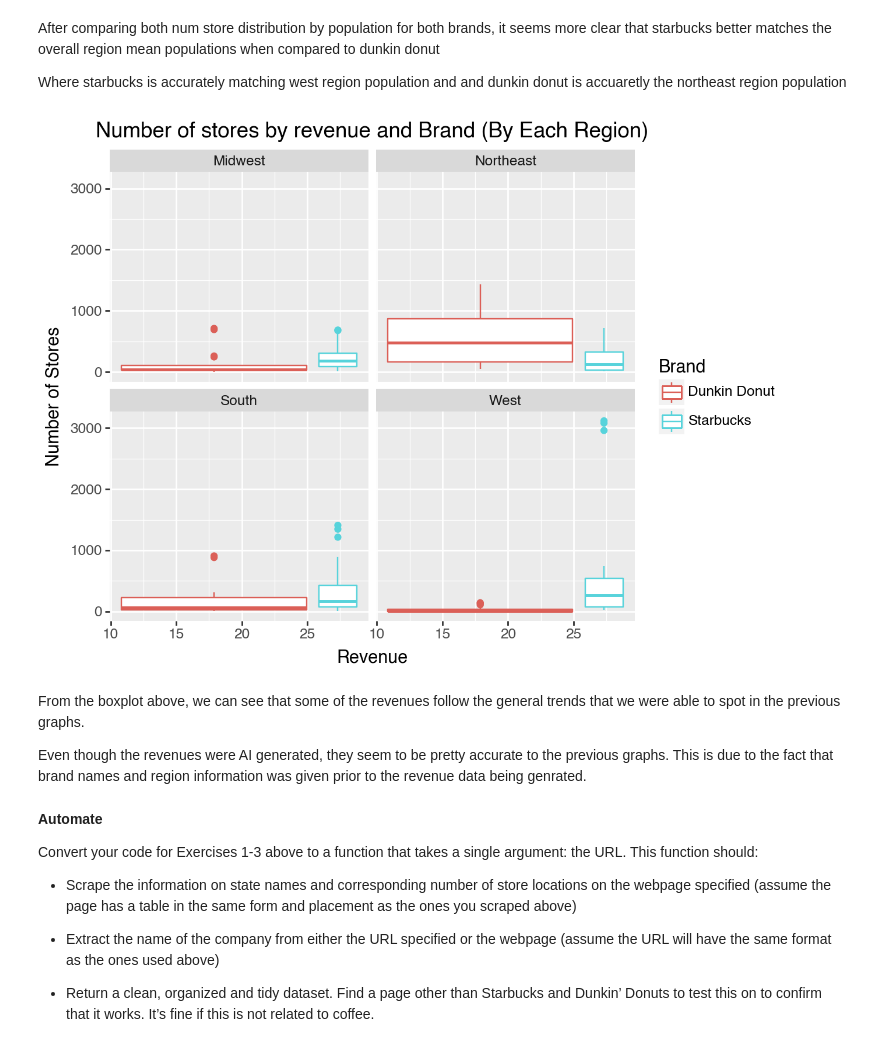
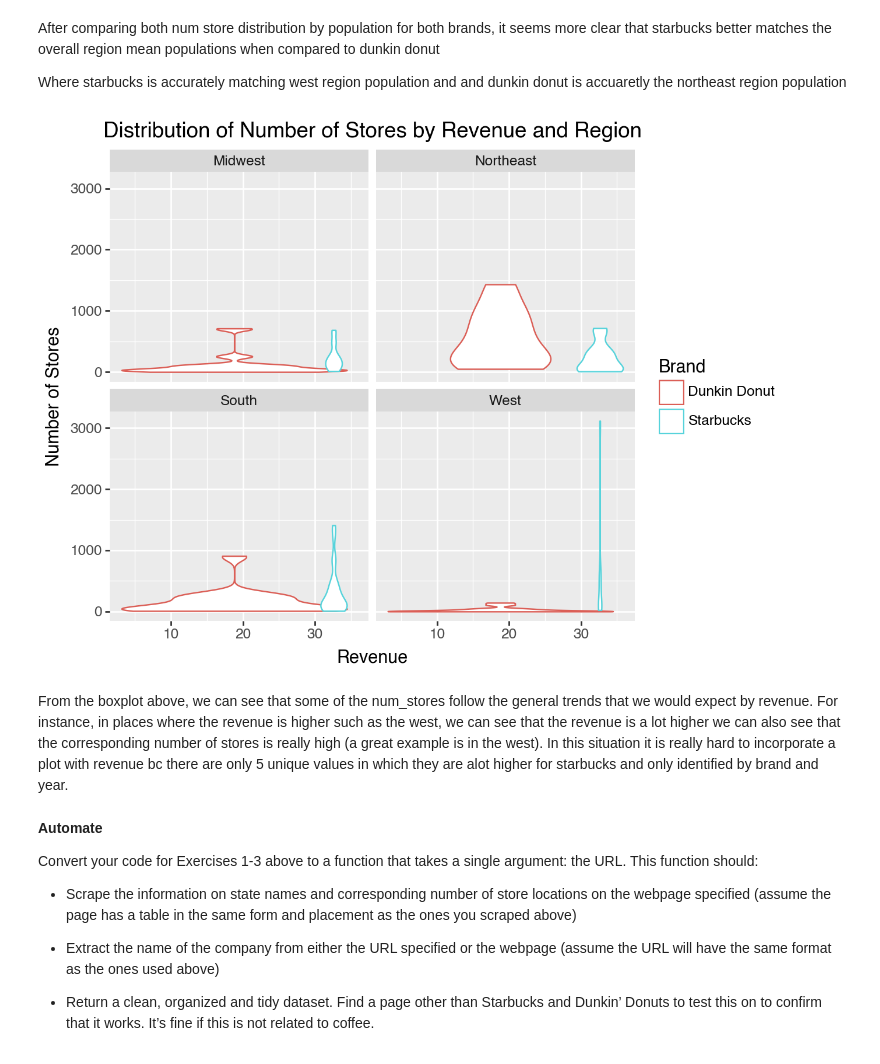
Before and after one commit to BLauf/GSB-544, a Jupyter notebook: labs/lab04/lab_04.ipynb, the cells around one changed output. Drawn from its saved outputs; the diff is of its cells as text; code cells hidden in the pictures.

```diff
--- a/labs/lab04/lab_04.ipynb
+++ b/labs/lab04/lab_04.ipynb
@@ -560,18 +560,15 @@ Where starbucks is accurately matching west region population and and dunkin don
 # %%
 #Question Example #4
 #boxplot of num_stores by revenue and Brand (while showing for each region)
 #this boxplot can make sense b/c the revenue is just done by year which means that there isn't a lot of observations (5 different revenue vals to be)
 (ggplot(final_df, aes(x='revenue', y='num_stores', color='Brand'))
- + geom_boxplot()
+ + geom_violin()
  + facet_wrap('~region')
- + labs(x="Revenue", y="Number of Stores", title="Number of stores by revenue and Brand (By Each Region)")
-)
+ + labs(x="Revenue", y="Number of Stores", title="Distribution of Number of Stores by Revenue and Region"))
 # %% [output]
-[figure, old version]
+[figure, new version]
-# %% [markdown]
-From the boxplot above, we can see that some of the revenues follow the general trends that we were able to spot in the previous graphs.
-
-Even though the revenues were AI generated, they seem to be pretty accurate to the previous graphs. This is due to the fact that brand names and region information was given prior to the revenue data being genrated.
+# %% [markdown]
+From the boxplot above, we can see that some of the num_stores follow the general trends that we would expect by revenue. For instance, in places where the revenue is higher such as the west, we can see that the revenue is a lot higher we can also see that the corresponding number of stores is really high (a great example is in the west). In this situation it is really hard to incorporate a plot with revenue bc there are only 5 unique values in which they are alot higher for starbucks and only identified by brand and year.
 # %% [markdown]
 **Automate**
 
```
Also changed, not shown: parts of 1 cell of this notebook, 1 other file.
